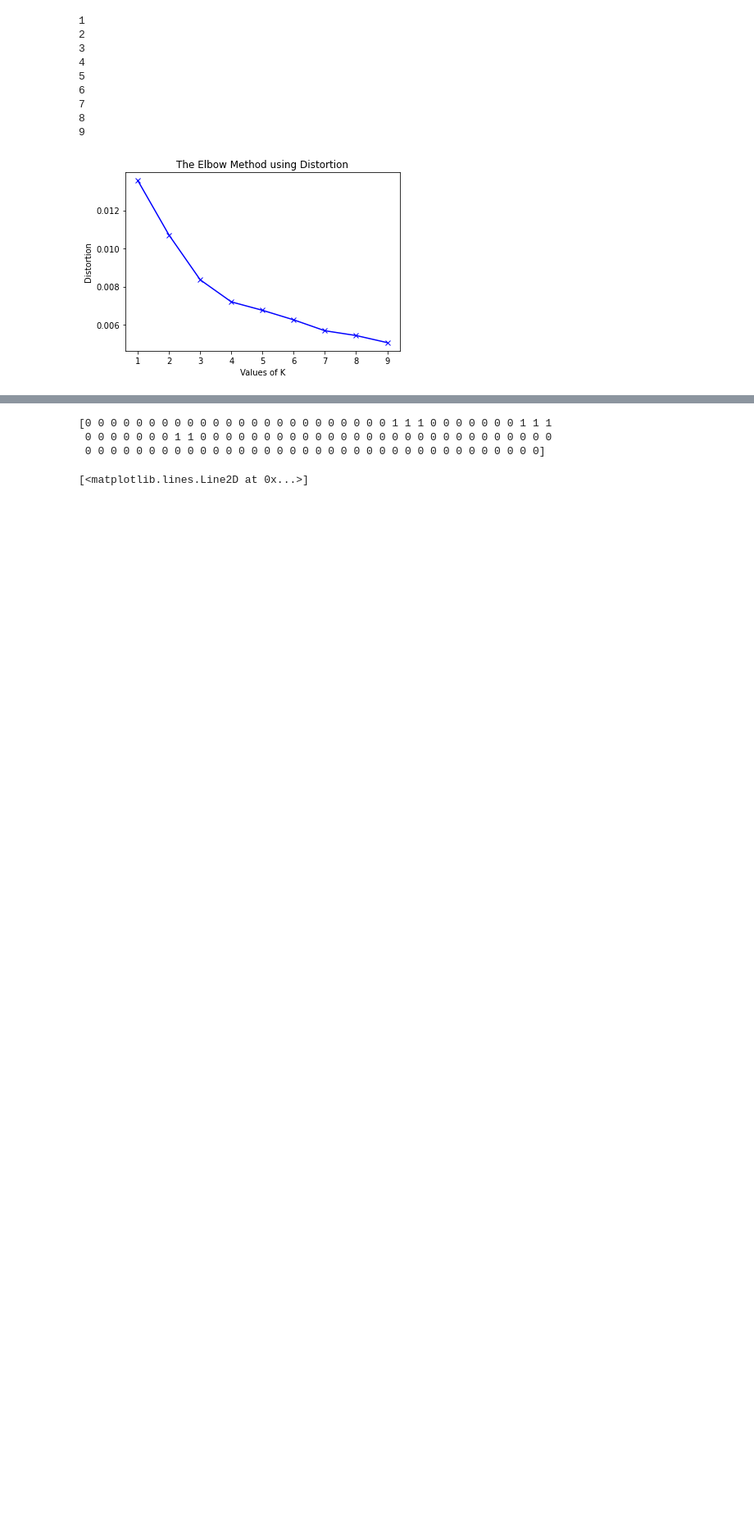
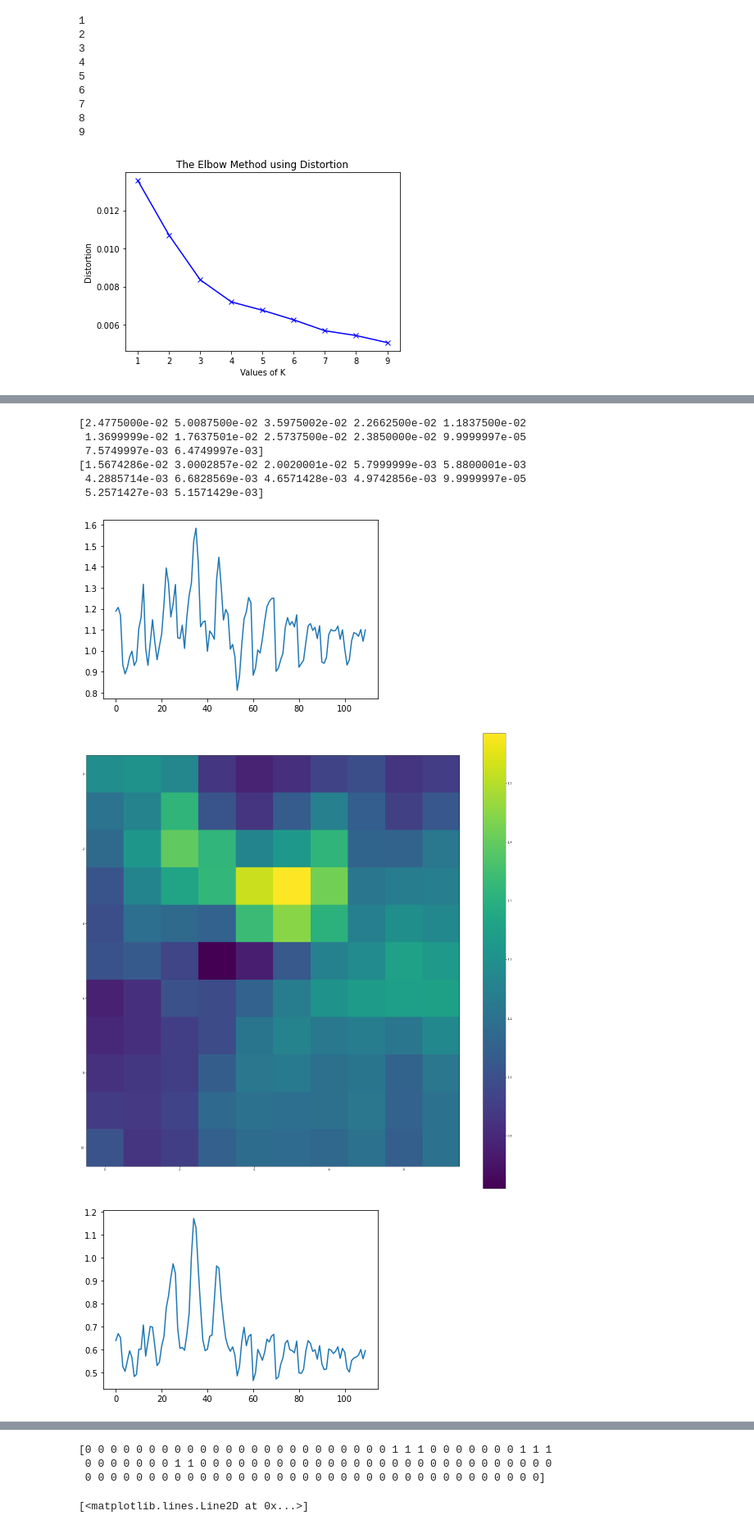
Before and after one commit to BasileR/plastic_detection_from_space, a Jupyter notebook: Detection_image_signature_spectrale_Alina.ipynb, the cells around one changed output, grey strips where cells are left out. Shown at 82% size. Drawn from its saved outputs; the diff is of its cells as text; code cells hidden in the pictures; blank space fills up the shorter version.

```diff
--- a/Detection_image_signature_spectrale_Alina.ipynb
+++ b/Detection_image_signature_spectrale_Alina.ipynb
@@ -123 +138,11 @@ plastic_signature1 = plastic_signature_kmeans(band_arrays, ind,nb_clust)
+# %%
+print(plastic_signature1)
+print(sea_sign1)
+# %% [output]
+[2.4775000e-02 5.0087500e-02 3.5975002e-02 2.2662500e-02 1.1837500e-02
+ 1.3699999e-02 1.7637501e-02 2.5737500e-02 2.3850000e-02 9.9999997e-05
+ 7.5749997e-03 6.4749997e-03]
+[1.5674286e-02 3.0002857e-02 2.0020001e-02 5.7999999e-03 5.8800001e-03
+ 4.2885714e-03 6.6828569e-03 4.6571428e-03 4.9742856e-03 9.9999997e-05
+ 5.2571427e-03 5.1571429e-03]
 # %%
@@ -157,0 +208,10 @@ def predict_abundance(arrays, index_list,ind, plastic_signature):
+# %%
+# prediction on a part of img1
+index_list=[1,2,3,7,8]
+plastic_signature_PLP = [0.0485,0.04,0.0305,0.0365,0.03525]
+sea_sign_PLP = [0.034,0.028,0.014,0.013,0.012]
+plastic_img_abundance, sea_img_abundance = predict_abundance(band_arrays, index_list,ind, plastic_signature_PLP, sea_sign_PLP)
+# %% [output]
+[figure, added]
+[figure, added]
+[figure, added]
```
Also changed, not shown: parts of 10 cells of this notebook.
